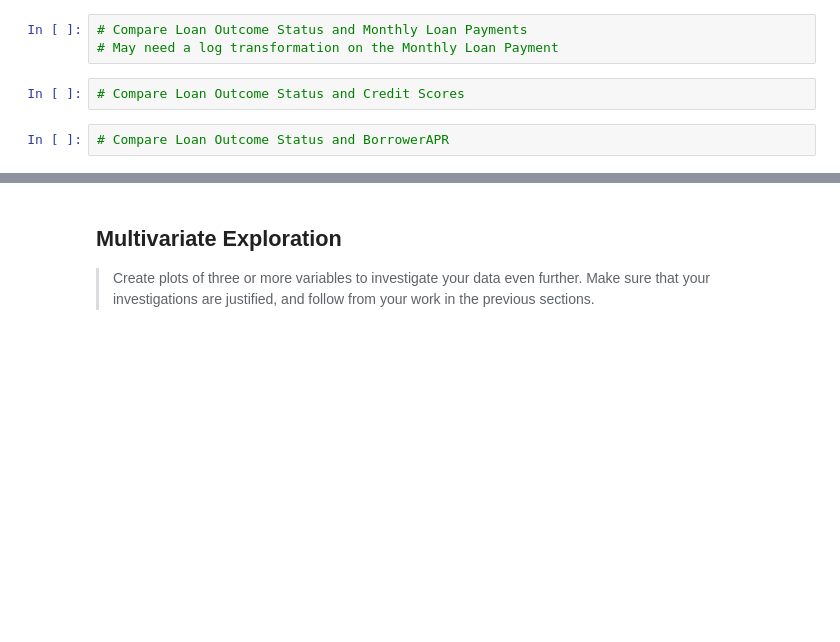
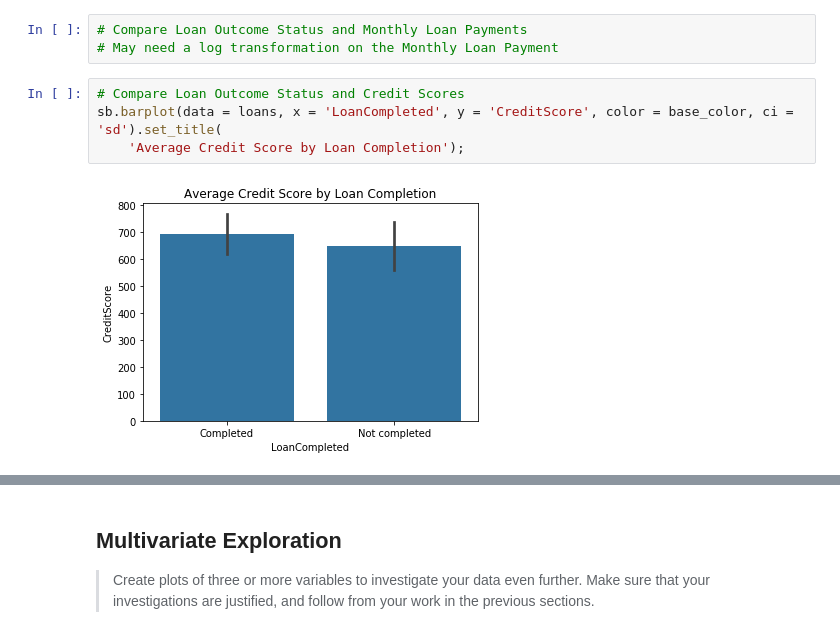
Before and after one commit to Jeffro80/DAND_Communicate_Findings, a Jupyter notebook: exploration-WORKING.ipynb, the cells around one changed output, grey strips where cells are left out. Saved outputs shown, nothing was run; the diff lists cells and outputs as text; blank space fills up the shorter version.

```diff
--- a/exploration-WORKING.ipynb
+++ b/exploration-WORKING.ipynb
@@ -1146,5 +1147,7 @@ Due to the close correlation between Loan Original Amount and Monthly Loan Payme
 # May need a log transformation on the Monthly Loan Payment
 # %%
 # Compare Loan Outcome Status and Credit Scores
+sb.barplot(data = loans, x = 'LoanCompleted', y = 'CreditScore', color = base_color, ci = 'sd').set_title(
+    'Average Credit Score by Loan Completion');
+# %% [output]
+[figure, added]
-# %%
-# Compare Loan Outcome Status and BorrowerAPR
```
Also changed, not shown: parts of 14 cells of this notebook.
